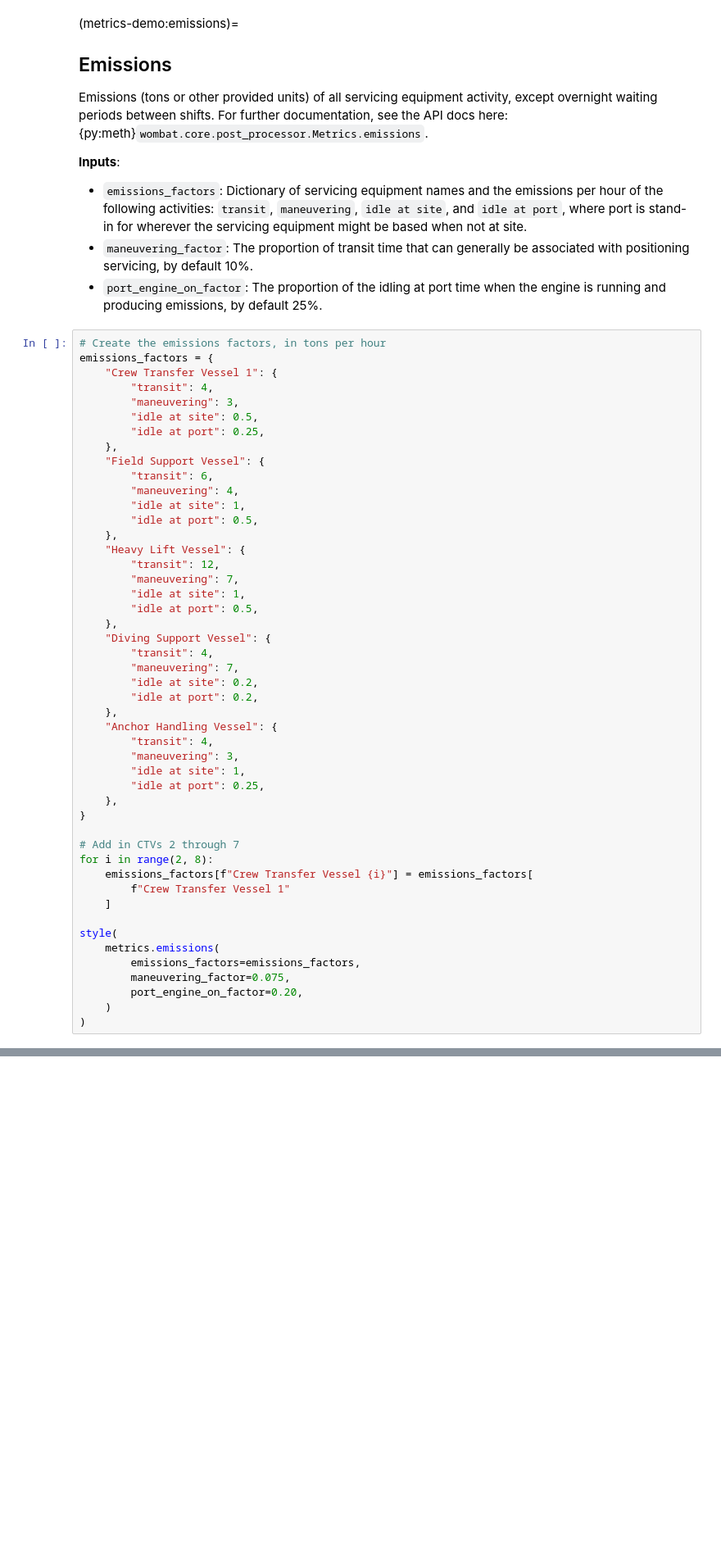
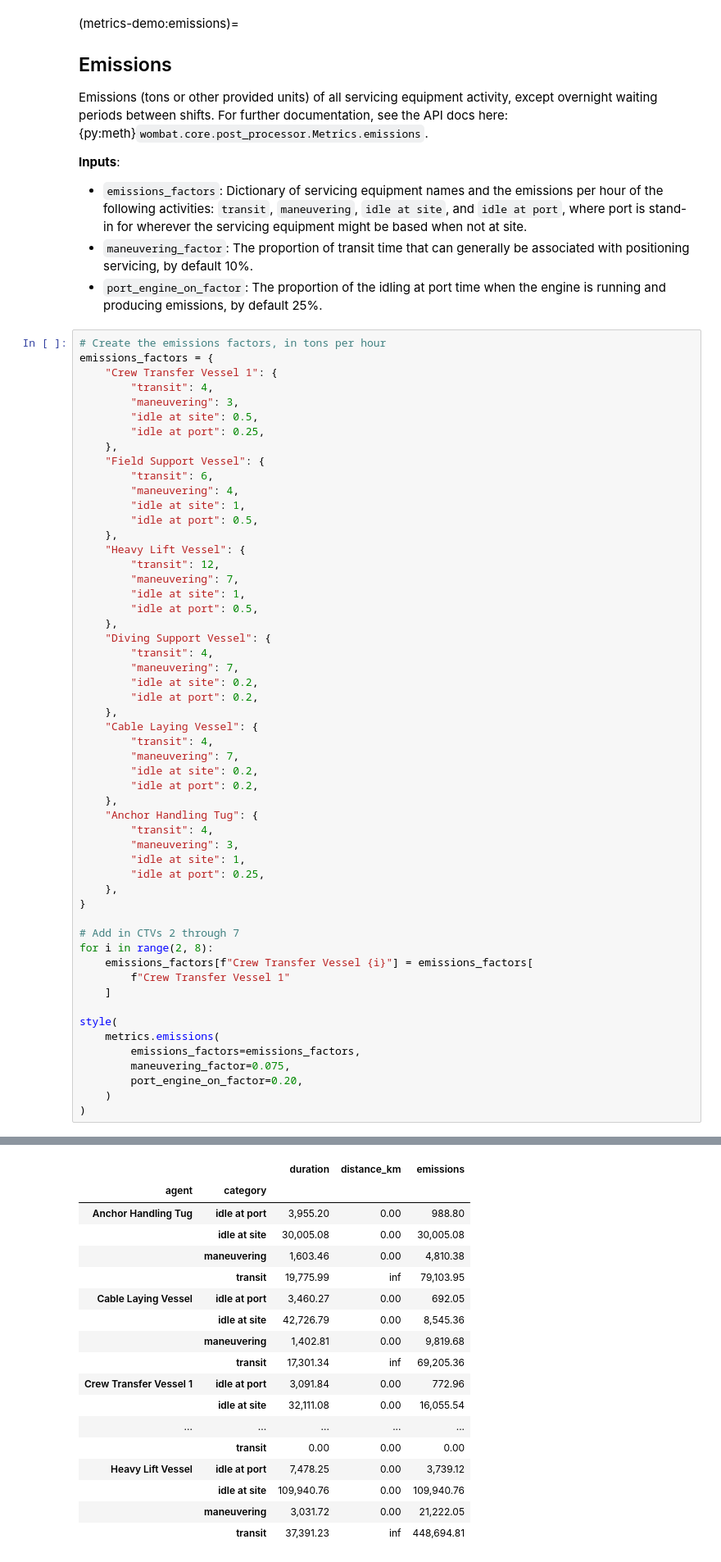
Before and after one commit to WISDEM/WOMBAT, a Jupyter notebook: examples/metrics_demonstration.ipynb, the cells around one changed output, grey strips where cells are left out. Shown at 82% size. Saved outputs shown, nothing was run; the diff lists cells and outputs as text; blank space fills up the shorter version.

```diff
--- a/examples/metrics_demonstration.ipynb
+++ b/examples/metrics_demonstration.ipynb
@@ -594,7 +594,13 @@ emissions_factors = {
         "idle at site": 0.2,
         "idle at port": 0.2,
     },
-    "Anchor Handling Vessel": {
+    "Cable Laying Vessel": {
+        "transit": 4,
+        "maneuvering": 7,
+        "idle at site": 0.2,
+        "idle at port": 0.2,
+    },
+    "Anchor Handling Tug": {
         "transit": 4,
         "maneuvering": 3,
         "idle at site": 1,
@@ -620,3 +625,21 @@ KeyError: "`emissions_factors` is missing the following keys: {'Cable Laying Ves
+|  |  | duration | distance_km | emissions |
+| agent | category |  |  |  |
+| Anchor Handling Tug | idle at port | 3,955.20 | 0.00 | 988.80 |
+|  | idle at site | 30,005.08 | 0.00 | 30,005.08 |
+|  | maneuvering | 1,603.46 | 0.00 | 4,810.38 |
+|  | transit | 19,775.99 | inf | 79,103.95 |
+| Cable Laying Vessel | idle at port | 3,460.27 | 0.00 | 692.05 |
+|  | idle at site | 42,726.79 | 0.00 | 8,545.36 |
+|  | maneuvering | 1,402.81 | 0.00 | 9,819.68 |
+|  | transit | 17,301.34 | inf | 69,205.36 |
+| Crew Transfer Vessel 1 | idle at port | 3,091.84 | 0.00 | 772.96 |
+|  | idle at site | 32,111.08 | 0.00 | 16,055.54 |
+| ... | ... | ... | ... | ... |
+|  | transit | 0.00 | 0.00 | 0.00 |
+| Heavy Lift Vessel | idle at port | 7,478.25 | 0.00 | 3,739.12 |
+|  | idle at site | 109,940.76 | 0.00 | 109,940.76 |
+|  | maneuvering | 3,031.72 | 0.00 | 21,222.05 |
+|  | transit | 37,391.23 | inf | 448,694.81 |
 # %% [markdown]
 (metrics-demo:component-costs)=
 ## Component Costs
```
Also changed, not shown: parts of 29 cells of this notebook, 4 other files.
